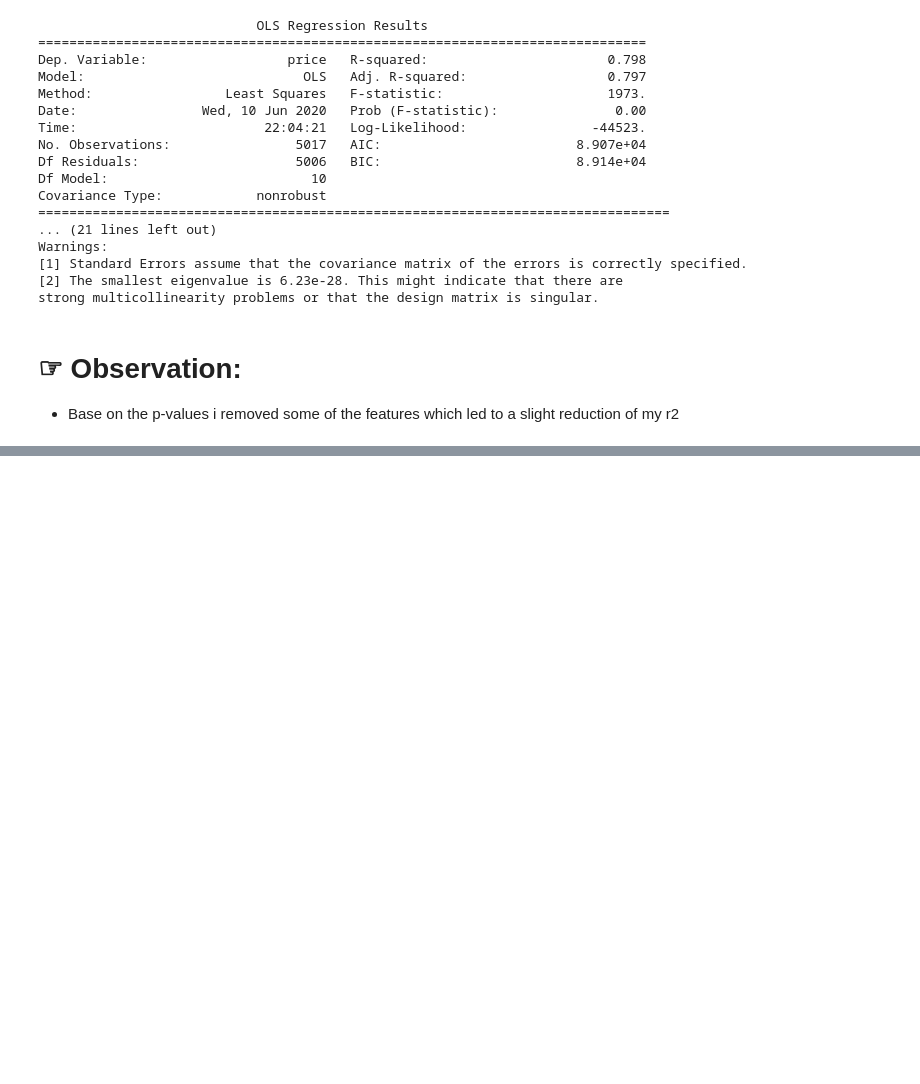
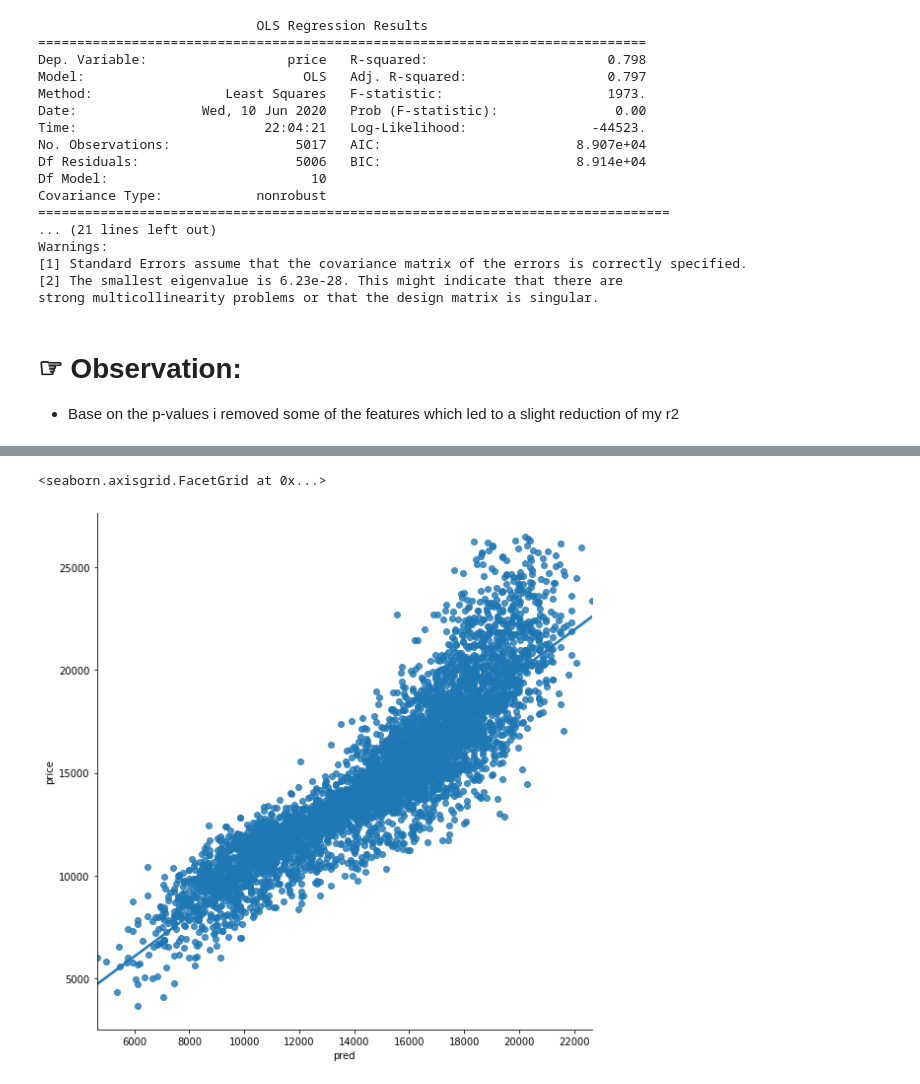
Before and after one commit to code-JOA/MiniMachineLearning, a Jupyter notebook: LinearRegression/CarProject-StatsModels/CarProject.ipynb, the cells around one changed output, grey strips where cells are left out. Cells and saved outputs as stored; diff of their text form; code cells hidden in the pictures; blank space fills up the shorter version.

```diff
--- a/LinearRegression/CarProject-StatsModels/CarProject.ipynb
+++ b/LinearRegression/CarProject-StatsModels/CarProject.ipynb
@@ -531,0 +536,22 @@ strong multicollinearity problems or that the design matrix is singular.
+# %%
+final = ['Automatic_YES','hp_192','age','Brand_1','Brand_6','hp_90','hp_70'
+                   , 'Brand_5' , 'Brand_2', 'hp_110' , 'Brand_4']
+
+X = df[final]
+min_max_scaler = preprocessing.MinMaxScaler()
+X_train_minmax = min_max_scaler.fit_transform(X)
+
+linear_reg = linear_model.LinearRegression()
+linear_reg.fit(X_train_minmax , Y)
+print(linear_reg.intercept_, linear_reg.coef_)
+
+# to get the prediction based on the model
+predtrain=linear_reg.predict(X_train_minmax)
+y_avg=np.mean(Y)
+r_sq = 1-(np.sum(predtrain - Y)**2)/np.sum((y_avg - Y)**2)
+
+# get the root mean squared logarithmic error
+rows = X.shape[0]
+RMSLE = np.sqrt(np.sum((predtrain - Y)**2) / rows)
+print("-------------------------------------------")
+print("RMSLE is " + str(RMSLE))
@@ -531,0 +571,6 @@ strong multicollinearity problems or that the design matrix is singular.
+# %%
+df['pred'] = predtrain
+sns.lmplot(x='pred' , y='price' , data = df , fit_reg=True , size=8)
+# %% [output]
+<seaborn.axisgrid.FacetGrid at 0x...>
+[figure, added]
```
Also changed, not shown: parts of 5 cells of this notebook.
